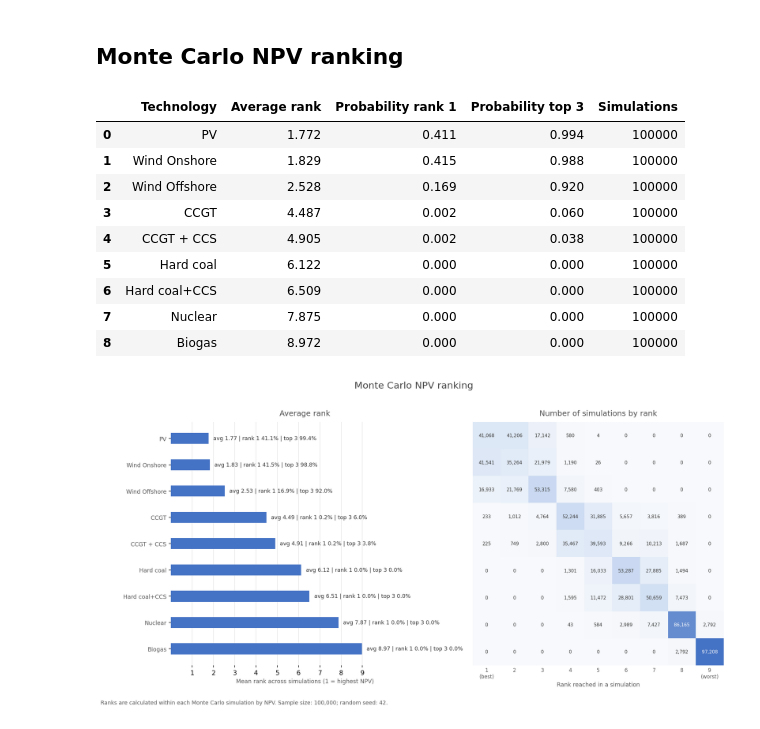
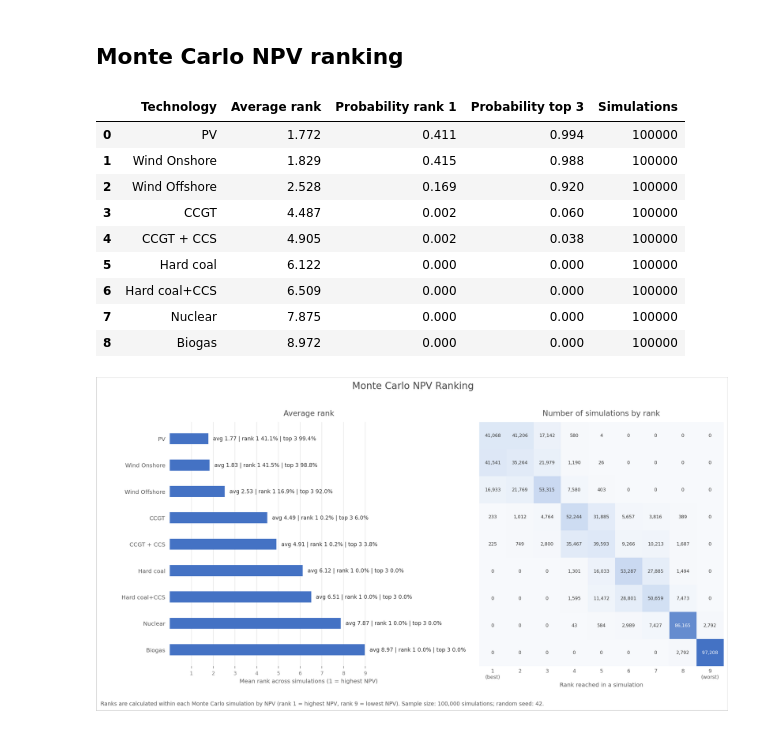
Before and after one commit to Finnzn/Master-Thesis, a Jupyter notebook: notebooks/electricity/electricity_summary.ipynb, the cells around one changed output. Saved outputs shown, nothing was run; the diff lists cells and outputs as text; code cells hidden in the pictures.

```diff
--- a/notebooks/electricity/electricity_summary.ipynb
+++ b/notebooks/electricity/electricity_summary.ipynb
@@ -234,33 +97,41 @@ plot_deterministic_npv(det_summary)
 # %%
 ranking_raw, ranking_summary = calculate_electricity_npv_rankings_from_results(
     results=monte_carlo_results,
     sector_name="Electricity",
 )
 
+ranking_summary_for_plot = ranking_summary.assign(
+    display_label=ranking_summary["technology"].map(ELECTRICITY_TECHNOLOGY_LABELS).fillna(ranking_summary["technology"])
+)
 rank_table = (
-    ranking_summary.assign(technology=ranking_summary["technology"].map(ELECTRICITY_TECHNOLOGY_LABELS).fillna(ranking_summary["technology"]))
-    .loc[:, ["technology", "average_rank", "probability_rank_1", "probability_top_3", "n_simulations"]]
+    ranking_summary_for_plot.rename(columns={"display_label": "Technology"})
+    .loc[:, ["Technology", "average_rank", "probability_rank_1", "probability_top_3", "n_simulations"]]
     .rename(
         columns={
-            "technology": "Technology",
             "average_rank": "Average rank",
             "probability_rank_1": "Probability rank 1",
             "probability_top_3": "Probability top 3",
             "n_simulations": "Simulations",
         }
     )
 )
 display(rank_table)
-plot_ranking_summary(ranking_summary)
+plot_average_rank_bars(
+    ranking_summary=ranking_summary_for_plot,
+    output_path=None,
+    title="Monte Carlo NPV Ranking",
+    random_seed=RANDOM_SEED,
+)
+plt.show()
 # %% [output]
 |  | Technology | Average rank | Probability rank 1 | Probability top 3 | Simulations |
 | 0 | PV | 1.772 | 0.411 | 0.994 | 100000 |
 | 1 | Wind Onshore | 1.829 | 0.415 | 0.988 | 100000 |
 | 2 | Wind Offshore | 2.528 | 0.169 | 0.920 | 100000 |
 | 3 | CCGT | 4.487 | 0.002 | 0.060 | 100000 |
 | 4 | CCGT + CCS | 4.905 | 0.002 | 0.038 | 100000 |
 | 5 | Hard coal | 6.122 | 0.000 | 0.000 | 100000 |
 | 6 | Hard coal+CCS | 6.509 | 0.000 | 0.000 | 100000 |
 | 7 | Nuclear | 7.875 | 0.000 | 0.000 | 100000 |
 | 8 | Biogas | 8.972 | 0.000 | 0.000 | 100000 |
-[figure, old version]
+[figure, new version]
```
Also changed, not shown: parts of 8 cells of this notebook, 13 other files.
